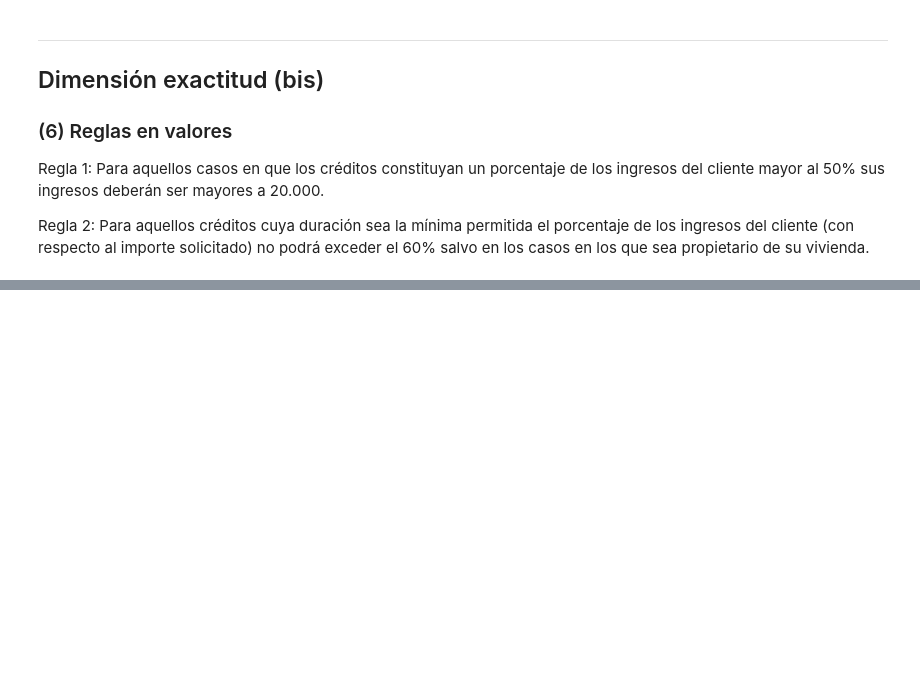
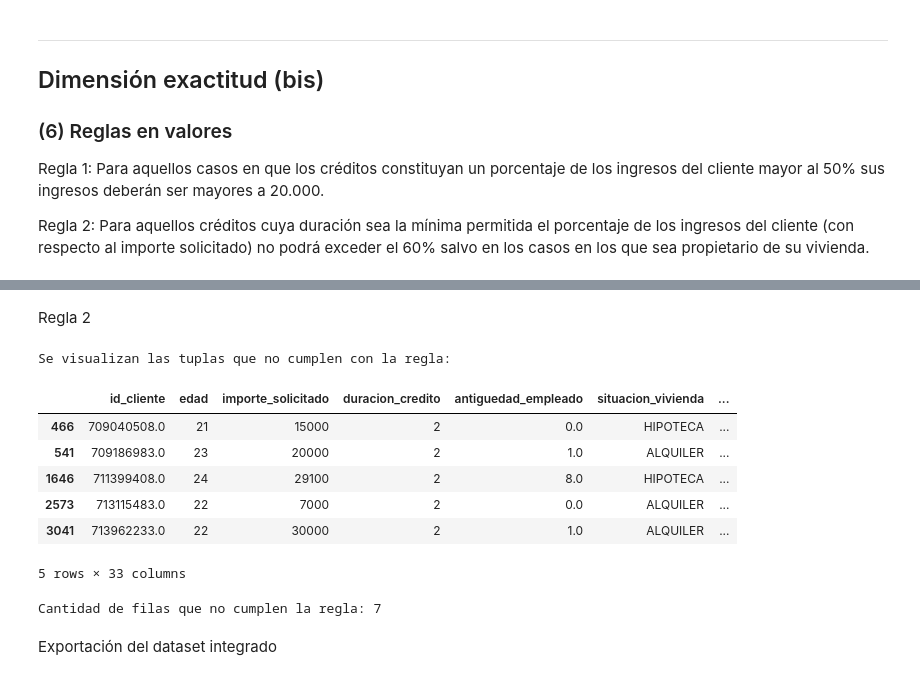
Before and after one commit to ElisaPardo/13MBID-OCT2324, a Jupyter notebook: notebooks/comprension_datos/CD03-Verificacion-calidad.ipynb, the cells around one changed output, grey strips where cells are left out. Cells and saved outputs as stored; diff of their text form; code cells hidden in the pictures; blank space fills up the shorter version.

Commit message:
Final de la verificación de calidad de datos

```diff
--- a/notebooks/comprension_datos/CD03-Verificacion-calidad.ipynb
+++ b/notebooks/comprension_datos/CD03-Verificacion-calidad.ipynb
@@ -507,0 +1660,44 @@ print(f"Cantidad de filas que no cumplen la regla: {aux.shape[0]}")
+# %% [markdown]
+Regla 2
+# %%
+#Se puede definir una función para aplicar los cálculos
+min_duracion_credito=df_integrado['duracion_credito'].min()
+
+def regla_duracion_credito_ingresos(row):
+    duracion_credito=row.duracion_credito
+    situacion_vivienda=row.situacion_vivienda
+    pct_ingreso = row.pct_ingreso
+
+    if duracion_credito == min_duracion_credito and pct_ingreso>0.6 and situacion_vivienda != "PROPIA" :
+        # Es un error, no cumple la regla definida
+        return 'err'
+    else:
+        return 'ok'
+
+
+# Se aplica la función para todos los elementos del dataset
+regla_duracion_credito = df_integrado.apply(lambda row: regla_duracion_credito_ingresos(row), axis=1).rename("regla_duracion_credito")
+
+# Se unen los resultados al dataset inicial
+df_resultado = pd.concat([df_integrado, regla_duracion_credito], axis=1)
+
+# Se visualizan los datos
+print("Se visualizan las tuplas que no cumplen con la regla:\n")
+display(df_resultado[df_resultado.regla_duracion_credito == 'err'].head())
+
+
+# Se verifica la cantidad de elementos
+aux = df_resultado[df_resultado.regla_duracion_credito == 'err']
+print(f"Cantidad de filas que no cumplen la regla: {aux.shape[0]}")
+# %% [output]
+Se visualizan las tuplas que no cumplen con la regla:
+|  | id_cliente | edad | importe_solicitado | duracion_credito | antiguedad_empleado | situacion_vivienda | ... |
+| 466 | 709040508.0 | 21 | 15000 | 2 | 0.0 | HIPOTECA | ... |
+| 541 | 709186983.0 | 23 | 20000 | 2 | 1.0 | ALQUILER | ... |
+| 1646 | 711399408.0 | 24 | 29100 | 2 | 8.0 | HIPOTECA | ... |
+| 2573 | 713115483.0 | 22 | 7000 | 2 | 0.0 | ALQUILER | ... |
+| 3041 | 713962233.0 | 22 | 30000 | 2 | 1.0 | ALQUILER | ... |
+5 rows × 33 columns
+Cantidad de filas que no cumplen la regla: 7
+# %% [markdown]
+Exportación del dataset integrado
```
Also changed, not shown: parts of 81 cells of this notebook, 1 other file.
